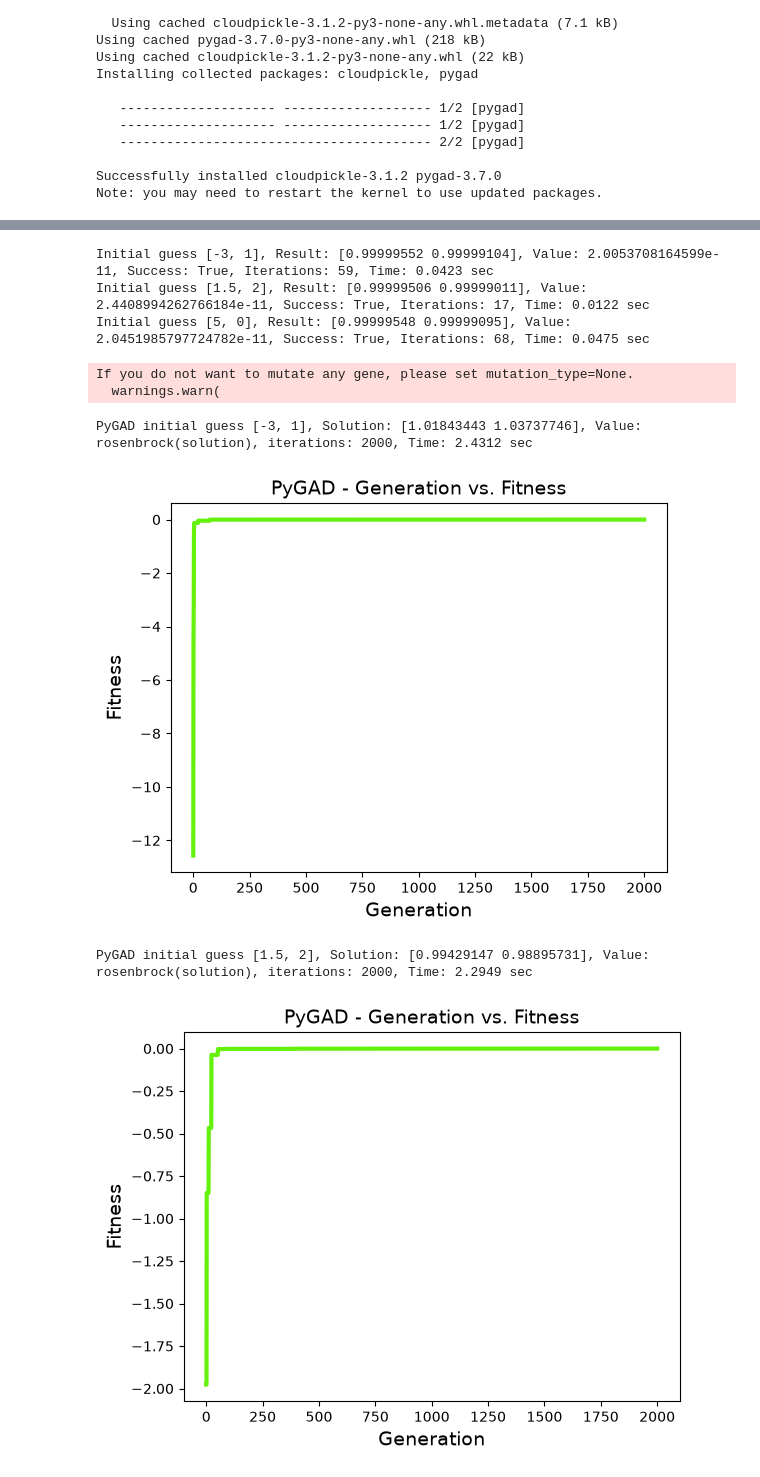
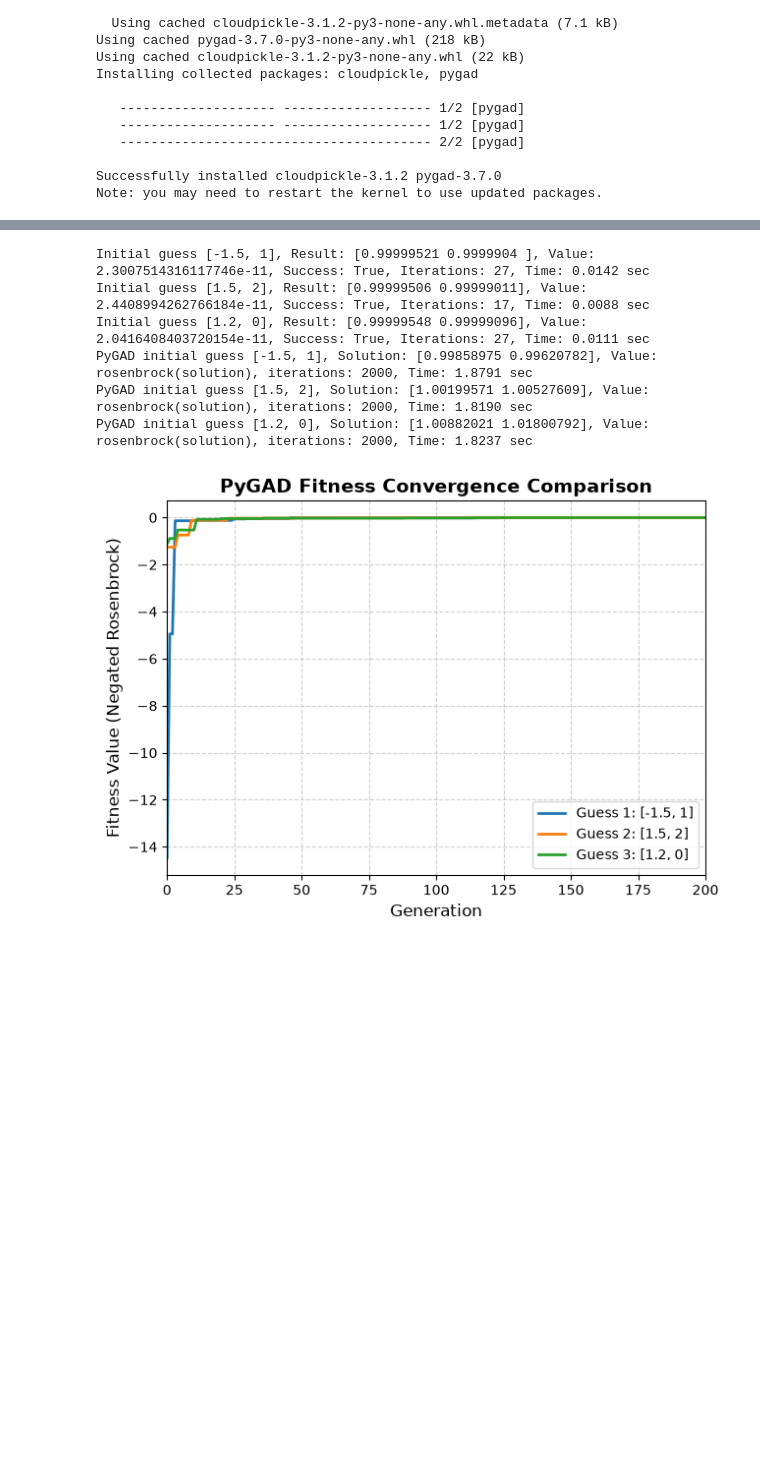
Before and after one commit to PawanRathoreStr/assignment-4-Pawan_Rathore, a Jupyter notebook: Assignment_4_TODO.ipynb, the cells around one changed output, grey strips where cells are left out. Drawn from its saved outputs; the diff is of its cells as text; code cells hidden in the pictures; blank space fills up the shorter version.

```diff
--- a/Assignment_4_TODO.ipynb
+++ b/Assignment_4_TODO.ipynb
@@ -38,18 +34,33 @@ y_range = np.linspace(-1, 3, 400)
 X, Y = np.meshgrid(x_range, y_range)
 Z = rosenbrock([X, Y])
 
+init_guesses = [[-1.5, 1], [1.5, 2], [1.2, 0]]
+
 fig = plt.figure(figsize=(12,5))
 ax1 = fig.add_subplot(121)
 cp = ax1.contour(X, Y, Z, levels=50)
+
+for i, guess in enumerate(init_guesses):
+    ax1.scatter(guess[0], guess[1], color='red', s=50, edgecolors='black', zorder=5,
+                label='Initial Guess' if i == 0 else "")
+    ax1.text(guess[0] + 0.2, guess[1] + 0.1, f"Guess {i+1}", fontsize=10, weight='bold')
+
 ax1.set_title("Rosenbrock Function 2D")
 ax2 = fig.add_subplot(122, projection='3d')
 ax2.plot_surface(X, Y, Z, cmap='jet', alpha=0.8)
+
+for i, guess in enumerate(init_guesses):
+    z_val = rosenbrock(guess) # Compute Z coordinate for the guess
+    ax2.scatter(guess[0], guess[1], z_val, color='red', s=50, edgecolors='black', depthshade=False)
+    ax2.text(guess[0], guess[1], z_val + 500, f"Guess {i+1}", color='black', weight='bold')
+
+
 ax2.set_title("Rosenbrock Function 3D")
 plt.show()
 
 elapsed_time = []
 # Scipy Optimization
-init_guesses = [[-3, 1], [1.5, 2], [5, 0]]
+
 for guess in init_guesses:
     start_time = time.perf_counter()   # start timer
     result = minimize(rosenbrock, guess, method='BFGS')
@@ -62,7 +73,8 @@ def fitness_func(ga_instance, solution, solution_idx):
     return -rosenbrock(solution) # pygad maximizes, so negate
 
 elapsed_time = []
-for guess in init_guesses:
+
+for i, guess in enumerate(init_guesses):
     start_time = time.perf_counter()   # start timer
     ga_instance = pygad.GA(num_generations=2000,
                            sol_per_pop=20,
@@ -78,6 +90,19 @@ for guess in init_guesses:
     end_time = time.perf_counter()     # end timer
     elapsed_time = end_time - start_time
     print(f"PyGAD initial guess {guess}, Solution: {solution}, Value: rosenbrock(solution), iterations: {iters}, Time: {elapsed_time:.4f} sec")
+
+    fitness_history = ga_instance.best_solutions_fitness
+    plt.plot(fitness_history, label=f"Guess {i+1}: {guess}", linewidth=2)
+
+plt.title("PyGAD Fitness Convergence Comparison", fontsize=14, weight='bold')
+plt.xlabel("Generation", fontsize=12)
+plt.ylabel("Fitness Value (Negated Rosenbrock)", fontsize=12)
+plt.grid(True, linestyle='--', alpha=0.6)
+plt.legend(loc="lower right") # Displays labels for each guess line
+plt.tight_layout()
+plt.xlim(0, 200)        # Focus only on the first 300 generations
+#plt.ylim(-50, 2)        # Focus closely on the fitness values between -50 and +2
+plt.show()
     #Uncomment to plot fitness:
-    ga_instance.plot_fitness()
+    #ga_instance.plot_fitness()
 # %% [output]
@@ -85,9 +110,7 @@ for guess in init_guesses:
-Initial guess [-3, 1], Result: [0.99999552 0.99999104], Value: 2.0053708164599e-11, Success: True, Iterations: 59, Time: 0.0423 sec
-Initial guess [1.5, 2], Result: [0.99999506 0.99999011], Value: 2.4408994262766184e-11, Success: True, Iterations: 17, Time: 0.0122 sec
-Initial guess [5, 0], Result: [0.99999548 0.99999095], Value: 2.0451985797724782e-11, Success: True, Iterations: 68, Time: 0.0475 sec
+Initial guess [-1.5, 1], Result: [0.99999521 0.9999904 ], Value: 2.3007514316117746e-11, Success: True, Iterations: 27, Time: 0.0142 sec
+Initial guess [1.5, 2], Result: [0.99999506 0.99999011], Value: 2.4408994262766184e-11, Success: True, Iterations: 17, Time: 0.0088 sec
+Initial guess [1.2, 0], Result: [0.99999548 0.99999096], Value: 2.0416408403720154e-11, Success: True, Iterations: 27, Time: 0.0111 sec
+PyGAD initial guess [-1.5, 1], Solution: [0.99858975 0.99620782], Value: rosenbrock(solution), iterations: 2000, Time: 1.8791 sec
+PyGAD initial guess [1.5, 2], Solution: [1.00199571 1.00527609], Value: rosenbrock(solution), iterations: 2000, Time: 1.8190 sec
+PyGAD initial guess [1.2, 0], Solution: [1.00882021 1.01800792], Value: rosenbrock(solution), iterations: 2000, Time: 1.8237 sec
-If you do not want to mutate any gene, please set mutation_type=None.
-  warnings.warn(
-PyGAD initial guess [-3, 1], Solution: [1.01843443 1.03737746], Value: rosenbrock(solution), iterations: 2000, Time: 2.4312 sec
-[figure, old version]
+[figure, new version]
-PyGAD initial guess [1.5, 2], Solution: [0.99429147 0.98895731], Value: rosenbrock(solution), iterations: 2000, Time: 2.2949 sec
-[figure, removed]
```
Also changed, not shown: parts of 4 cells of this notebook.
